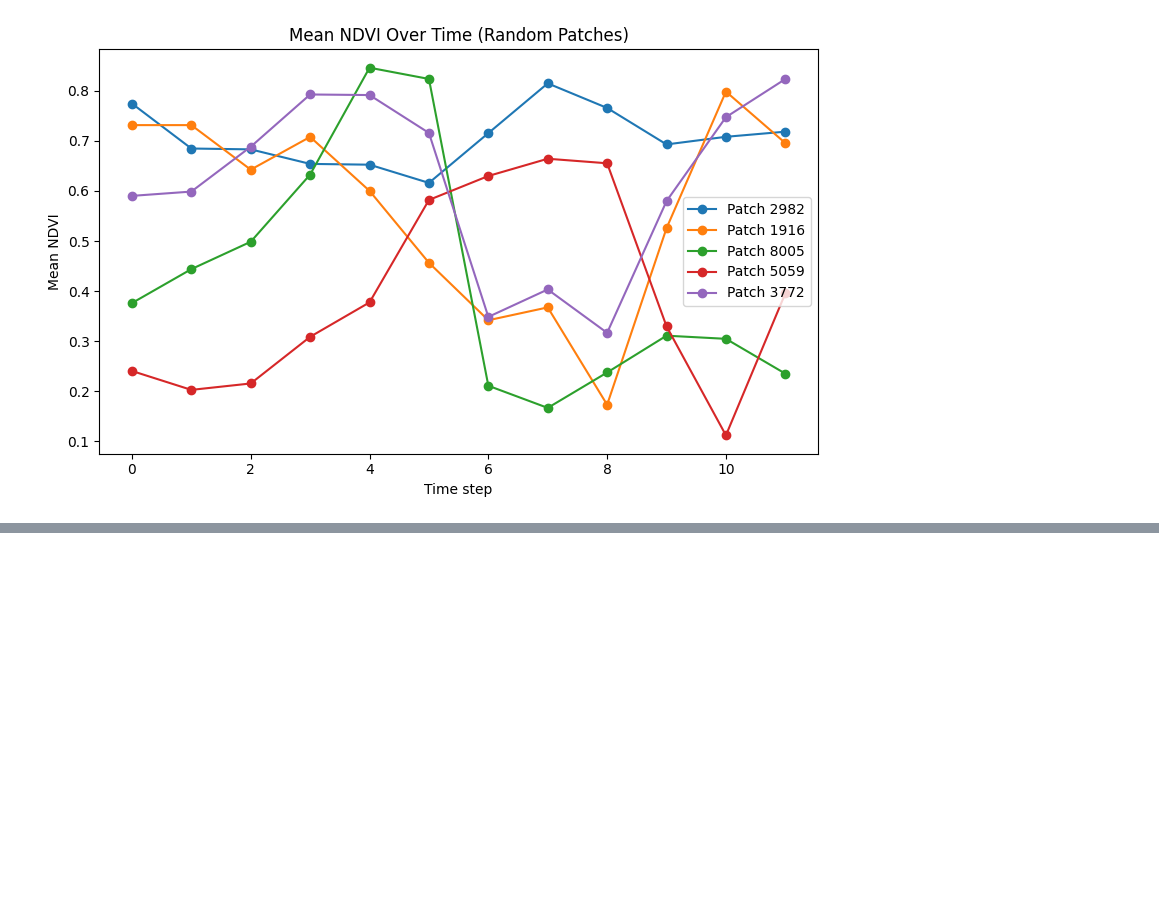
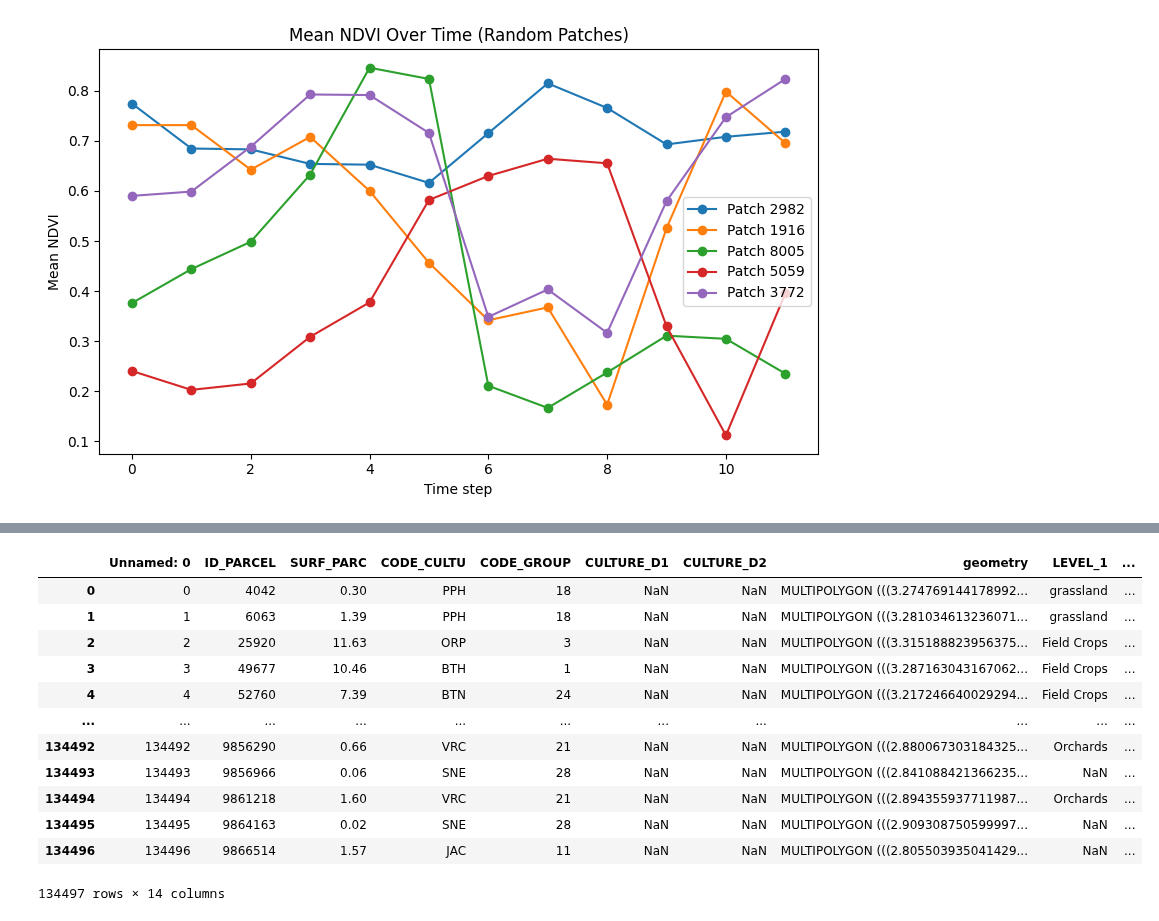
Before and after one commit to giovannisetaro/DSWProject_CropIdentification, a Jupyter notebook: manual_jobs/Dataset_visualisation.ipynb, the cells around one changed output, grey strips where cells are left out. Drawn from its saved outputs; the diff is of its cells as text; code cells hidden in the pictures; blank space fills up the shorter version.

Commit message:
Compute polygones surfaces

```diff
--- a/manual_jobs/Dataset_visualisation.ipynb
+++ b/manual_jobs/Dataset_visualisation.ipynb
@@ -181,0 +224,31 @@ len(set(zones_stats_df["LEVEL_2"]))
+# %%
+from shapely import wkt
+from shapely.ops import transform
+import pyproj
+
+# Convert WKT strings to shapely geometry objects
+zones_stats_df["geometry"] = zones_stats_df["geometry"].apply(wkt.loads)
+
+# Define a projection: WGS84 (EPSG:4326) -> Lambert 93 (EPSG:2154, used in France)
+project = pyproj.Transformer.from_crs("EPSG:4326", "EPSG:2154", always_xy=True).transform
+
+# Compute area in square meters
+zones_stats_df["surface"] = zones_stats_df["geometry"].apply(
+    lambda geom: transform(project, geom).area
+)
+
+zones_stats_df
+# %% [output]
+|  | Unnamed: 0 | ID_PARCEL | SURF_PARC | CODE_CULTU | CODE_GROUP | CULTURE_D1 | CULTURE_D2 | geometry | LEVEL_1 | ... |
+| 0 | 0 | 4042 | 0.30 | PPH | 18 | NaN | NaN | MULTIPOLYGON (((3.274769144178992... | grassland | ... |
+| 1 | 1 | 6063 | 1.39 | PPH | 18 | NaN | NaN | MULTIPOLYGON (((3.281034613236071... | grassland | ... |
+| 2 | 2 | 25920 | 11.63 | ORP | 3 | NaN | NaN | MULTIPOLYGON (((3.315188823956375... | Field Crops | ... |
+| 3 | 3 | 49677 | 10.46 | BTH | 1 | NaN | NaN | MULTIPOLYGON (((3.287163043167062... | Field Crops | ... |
+| 4 | 4 | 52760 | 7.39 | BTN | 24 | NaN | NaN | MULTIPOLYGON (((3.217246640029294... | Field Crops | ... |
+| ... | ... | ... | ... | ... | ... | ... | ... | ... | ... | ... |
+| 134492 | 134492 | 9856290 | 0.66 | VRC | 21 | NaN | NaN | MULTIPOLYGON (((2.880067303184325... | Orchards | ... |
+| 134493 | 134493 | 9856966 | 0.06 | SNE | 28 | NaN | NaN | MULTIPOLYGON (((2.841088421366235... | NaN | ... |
+| 134494 | 134494 | 9861218 | 1.60 | VRC | 21 | NaN | NaN | MULTIPOLYGON (((2.894355937711987... | Orchards | ... |
+| 134495 | 134495 | 9864163 | 0.02 | SNE | 28 | NaN | NaN | MULTIPOLYGON (((2.909308750599997... | NaN | ... |
+| 134496 | 134496 | 9866514 | 1.57 | JAC | 11 | NaN | NaN | MULTIPOLYGON (((2.805503935041429... | NaN | ... |
+134497 rows × 14 columns
```
Also changed, not shown: parts of 2 cells of this notebook.
